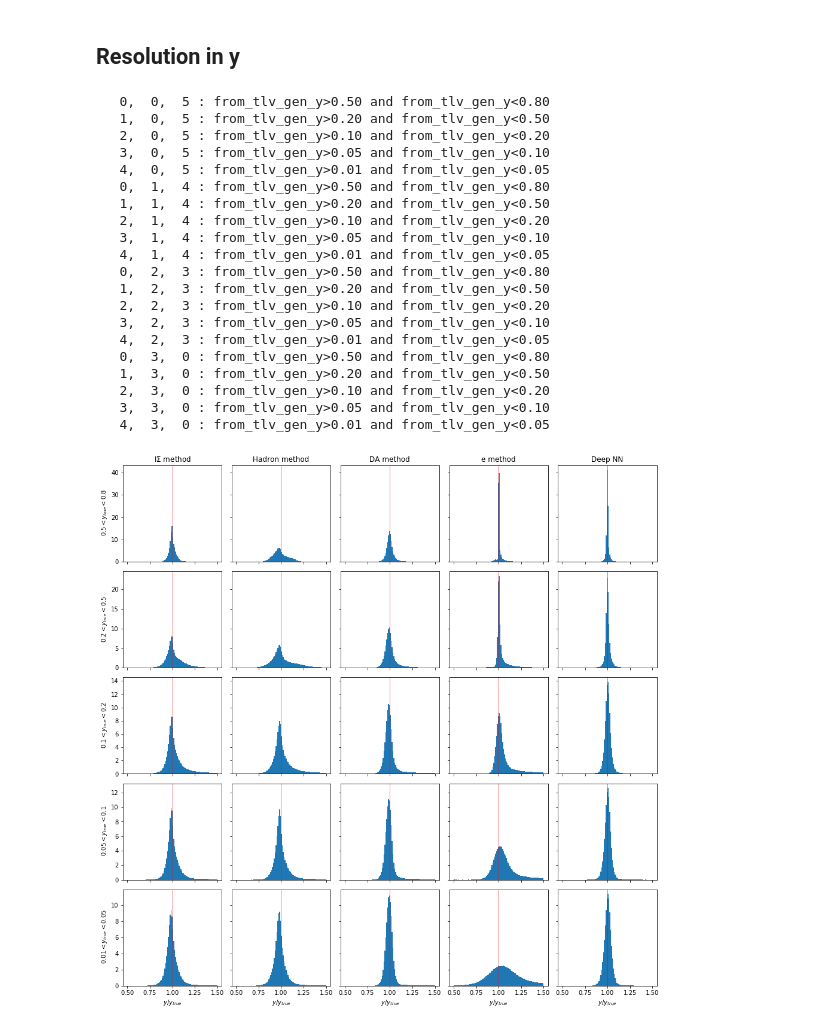
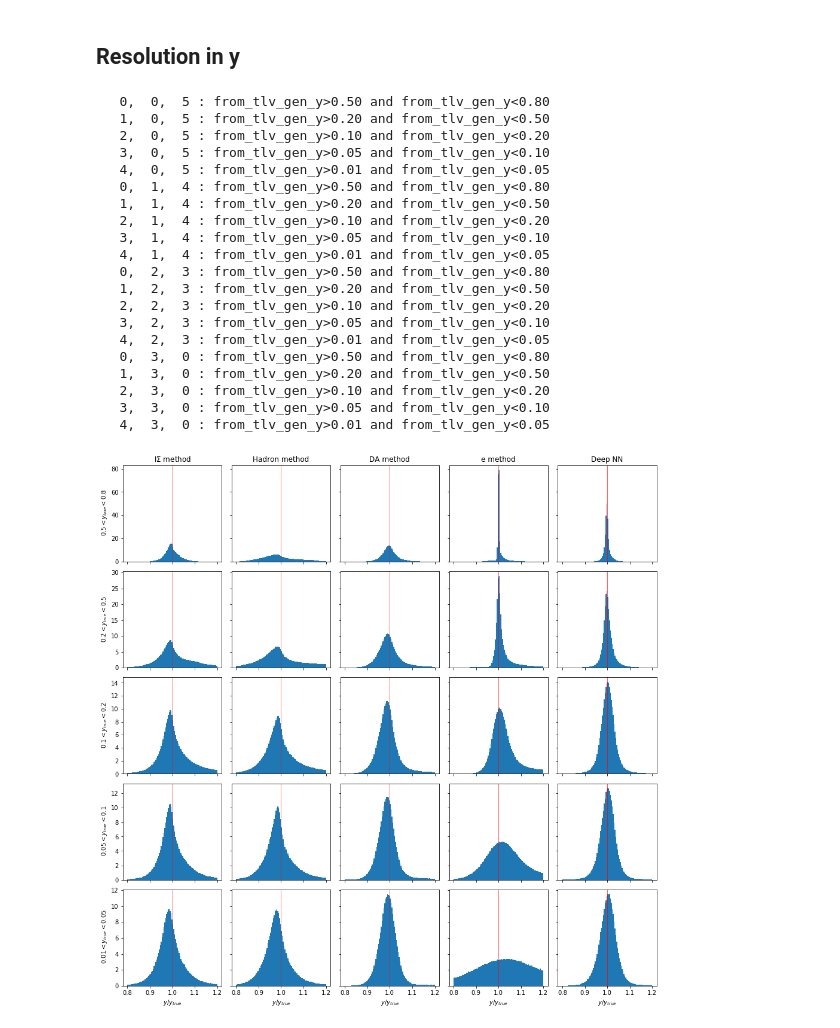
Before and after one commit to owen234/DIS-reco, a Jupyter notebook: NN_athena_classify_then_reg_plots_subsel.ipynb, the cells around one changed output. Cells and saved outputs as stored; diff of their text form; code cells hidden in the pictures.

```diff
--- a/NN_athena_classify_then_reg_plots_subsel.ipynb
+++ b/NN_athena_classify_then_reg_plots_subsel.ipynb
@@ -33,7 +33,10 @@ plot_fsr_only = False
 plot_norad_only = False
 
 
-xaxis_range = 'medium'
+xaxis_range = ''
+#xaxis_range = 'medium'
+#xaxis_range = 'wide'
+
 
 save_plots = True
 
@@ -1020,6 +1023,10 @@ xmax = 1.3
 if xaxis_range == 'medium':
     xmin = 0.5
     xmax = 1.5
+
+if xaxis_range == 'wide':
+    xmin = 0.0
+    xmax = 2.0
 
 y_cut = [
     'from_tlv_gen_y>0.50 and from_tlv_gen_y<0.80',
@@ -1111,6 +1118,10 @@ xmax = 1.10
 if xaxis_range == 'medium':
     xmin = 0.6
     xmax = 1.4
+
+if xaxis_range == 'wide':
+    xmin = 0.0
+    xmax = 2.0
 
 y_cut = [
     'from_tlv_gen_y>0.50 and from_tlv_gen_y<0.80',
@@ -1204,6 +1215,10 @@ xmax = 1.2
 if xaxis_range == 'medium':
     xmin = 0.5
     xmax = 1.5
+
+if xaxis_range == 'wide':
+    xmin = 0.0
+    xmax = 2.0
 
 y_cut = [
     'from_tlv_gen_y>0.50 and from_tlv_gen_y<0.80',
@@ -1253,31 +1268,31 @@ for i in range(5):
         ax[i][j].axvline(1.0,color='red',lw=1,alpha=0.6)
 
 if save_plots :
     plt.savefig('plots/deepNN-y-resolution-ATHENA-Q2gt200-CthenR-%s.pdf' % plot_string, bbox_inches='tight' )
     plt.savefig('plots/deepNN-y-resolution-ATHENA-Q2gt200-CthenR-%s.png' % plot_string, bbox_inches='tight' )
 
 
 
 plt.subplots_adjust(wspace=0.1, hspace=0.1)
 # %% [output]
    0,  0,  5 : from_tlv_gen_y>0.50 and from_tlv_gen_y<0.80
    1,  0,  5 : from_tlv_gen_y>0.20 and from_tlv_gen_y<0.50
    2,  0,  5 : from_tlv_gen_y>0.10 and from_tlv_gen_y<0.20
    3,  0,  5 : from_tlv_gen_y>0.05 and from_tlv_gen_y<0.10
    4,  0,  5 : from_tlv_gen_y>0.01 and from_tlv_gen_y<0.05
    0,  1,  4 : from_tlv_gen_y>0.50 and from_tlv_gen_y<0.80
    1,  1,  4 : from_tlv_gen_y>0.20 and from_tlv_gen_y<0.50
    2,  1,  4 : from_tlv_gen_y>0.10 and from_tlv_gen_y<0.20
    3,  1,  4 : from_tlv_gen_y>0.05 and from_tlv_gen_y<0.10
    4,  1,  4 : from_tlv_gen_y>0.01 and from_tlv_gen_y<0.05
    0,  2,  3 : from_tlv_gen_y>0.50 and from_tlv_gen_y<0.80
    1,  2,  3 : from_tlv_gen_y>0.20 and from_tlv_gen_y<0.50
    2,  2,  3 : from_tlv_gen_y>0.10 and from_tlv_gen_y<0.20
    3,  2,  3 : from_tlv_gen_y>0.05 and from_tlv_gen_y<0.10
    4,  2,  3 : from_tlv_gen_y>0.01 and from_tlv_gen_y<0.05
    0,  3,  0 : from_tlv_gen_y>0.50 and from_tlv_gen_y<0.80
    1,  3,  0 : from_tlv_gen_y>0.20 and from_tlv_gen_y<0.50
    2,  3,  0 : from_tlv_gen_y>0.10 and from_tlv_gen_y<0.20
    3,  3,  0 : from_tlv_gen_y>0.05 and from_tlv_gen_y<0.10
    4,  3,  0 : from_tlv_gen_y>0.01 and from_tlv_gen_y<0.05
-[figure, old version]
+[figure, new version]
```
Also changed, not shown: parts of 18 cells of this notebook.
